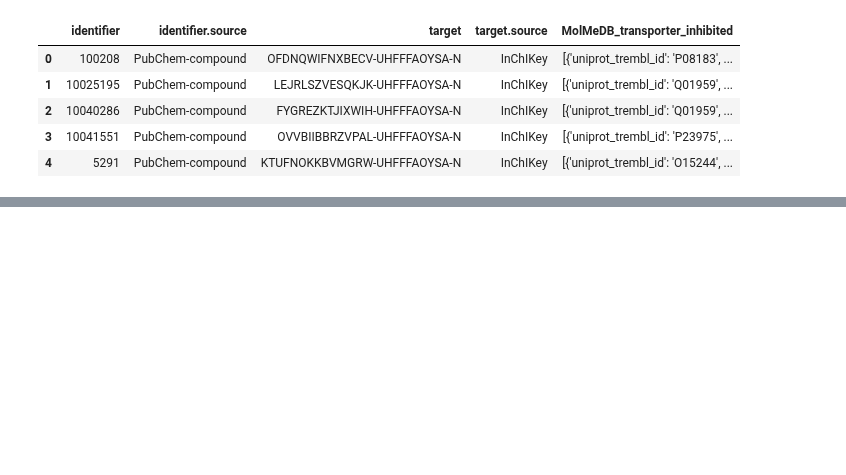
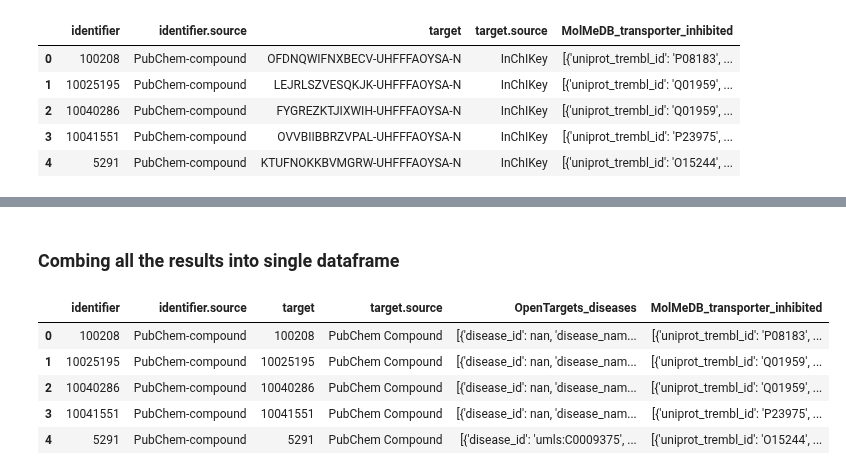
Before and after one commit to BioDataFuse/pyBiodatafuse, a Jupyter notebook: examples/metabolite_workflow.ipynb, the cells around one changed output, grey strips where cells are left out. Drawn from its saved outputs; the diff is of its cells as text; code cells hidden in the pictures; blank space fills up the shorter version.

```diff
--- a/examples/metabolite_workflow.ipynb
+++ b/examples/metabolite_workflow.ipynb
@@ -104,8 +98,8 @@ disease_df["OpenTargets_Diseases"][4]
 # %%
-transporter_inhibited_df, transporter_inhibited_metadata = molmedb.get_compound_gene_inhibitor(
+molmedb_transporter_inhibited_df, molmedb_transporter_inhibited_metadata = molmedb.get_compound_gene_inhibitor(
     bridgedb_df=bridgdb_df
 )
-transporter_inhibited_df.head()
+molmedb_transporter_inhibited_df.head()
 # %% [output]
 |  | identifier | identifier.source | target | target.source | MolMeDB_transporter_inhibited |
 | 0 | 100208 | PubChem-compound | OFDNQWIFNXBECV-UHFFFAOYSA-N | InChIKey | [{'uniprot_trembl_id': 'P08183', ... |
@@ -147,0 +128,17 @@ Error:
+# %% [markdown]
+### Combing all the results into single dataframe
+# %%
+combined_df = combine_sources(
+    [
+        opentargets_disease_df,
+        molmedb_transporter_inhibited_df
+    ]
+)
+combined_df.head()
+# %% [output]
+|  | identifier | identifier.source | target | target.source | OpenTargets_diseases | MolMeDB_transporter_inhibited |
+| 0 | 100208 | PubChem-compound | 100208 | PubChem Compound | [{'disease_id': nan, 'disease_nam... | [{'uniprot_trembl_id': 'P08183', ... |
+| 1 | 10025195 | PubChem-compound | 10025195 | PubChem Compound | [{'disease_id': nan, 'disease_nam... | [{'uniprot_trembl_id': 'Q01959', ... |
+| 2 | 10040286 | PubChem-compound | 10040286 | PubChem Compound | [{'disease_id': nan, 'disease_nam... | [{'uniprot_trembl_id': 'Q01959', ... |
+| 3 | 10041551 | PubChem-compound | 10041551 | PubChem Compound | [{'disease_id': nan, 'disease_nam... | [{'uniprot_trembl_id': 'P23975', ... |
+| 4 | 5291 | PubChem-compound | 5291 | PubChem Compound | [{'disease_id': 'umls:C0009375', ... | [{'uniprot_trembl_id': 'O15244', ... |
```
Also changed, not shown: parts of 11 cells of this notebook.
